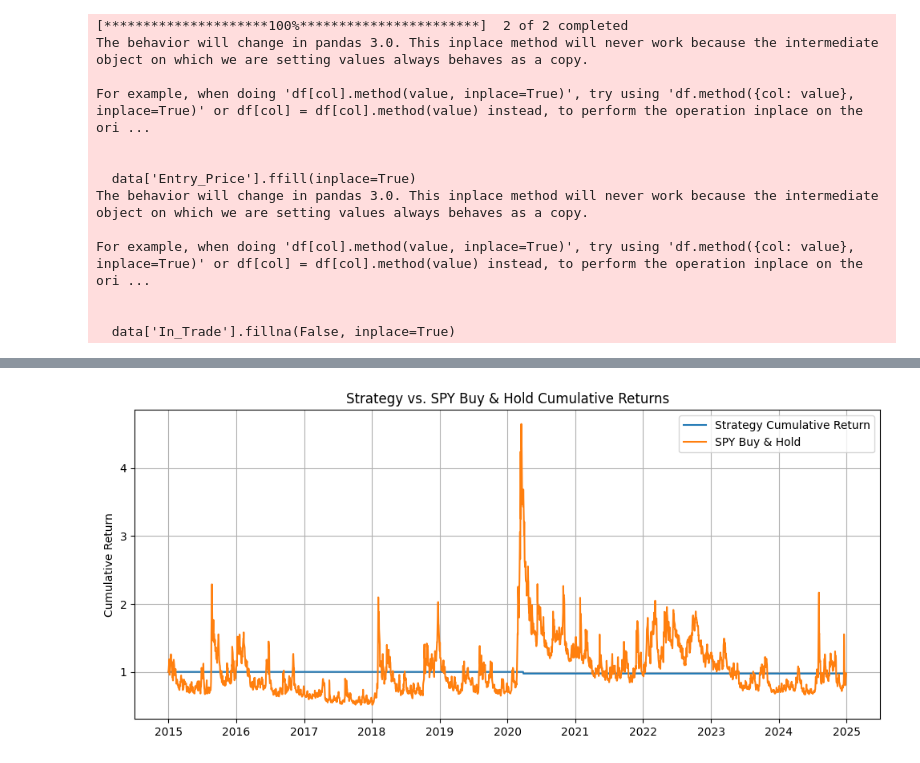
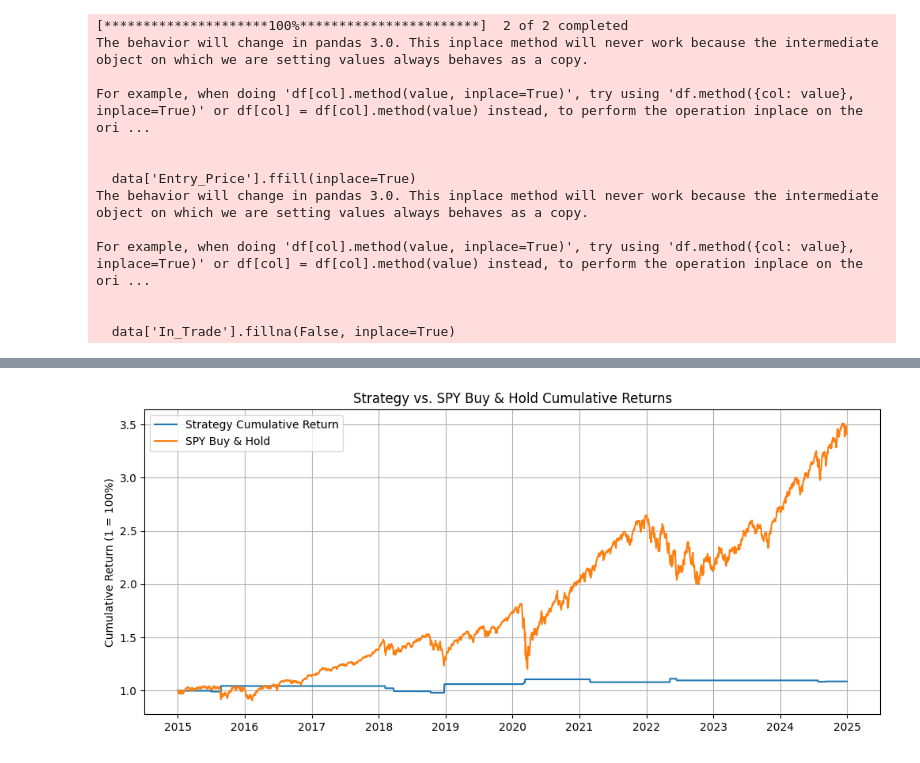
Before and after one commit to kinjuk/market-analysis, a Jupyter notebook: vix-strategies/spy-vix/vix_spy.ipynb, the cells around one changed output, grey strips where cells are left out. Saved outputs shown, nothing was run; the diff lists cells and outputs as text; code cells hidden in the pictures.

```diff
--- a/vix-strategies/spy-vix/vix_spy.ipynb
+++ b/vix-strategies/spy-vix/vix_spy.ipynb
@@ -9,25 +9,25 @@ import matplotlib.pyplot as plt
 # 1. Download data
 tickers = ['^VIX', 'SPY']
 data = yf.download(tickers, start='2015-01-01', end='2024-12-31', auto_adjust=True)['Close']
-data.columns = ['VIX', 'SPY']
+data = data.rename(columns={'^VIX': 'VIX', 'SPY': 'SPY'})
 
 # 2. Calculate daily % changes
 data['VIX_pct'] = data['VIX'].pct_change() * 100
 data['SPY_pct'] = data['SPY'].pct_change() * 100
 
-# Parameters
-VIX_RISE_THRESHOLD = 5     # VIX rise % to signal fear spike
-SPY_FALL_THRESHOLD = 0    # SPY max drop % for signal
-SPY_RECOVER_EXIT = 0.5       # SPY gain % to exit
-VIX_DROP_EXIT = -0.5         # VIX drop % to exit
-MAX_HOLD_DAYS = 10          # max holding period
-STOP_LOSS = -2             # stop loss % from entry price
+# PARAMETERS
+VIX_RISE_THRESHOLD = 20       # VIX rise % to signal fear spike
+SPY_FALL_THRESHOLD = -2.0      # SPY drop % for entry
+SPY_RECOVER_EXIT = 3.0       # SPY gain % to exit
+VIX_DROP_EXIT = -4.0        # VIX drop % to exit
+MAX_HOLD_DAYS = 30       # max holding period
+STOP_LOSS = -2.0               # stop loss % from entry price
 
 # Prepare columns
-data['Position'] = 0  # 0 = flat, -1 = short SPY
+data['Position'] = 0
 data['Entry_Price'] = np.nan
 data['Exit_Price'] = np.nan
-data['Trade_Return'] = 0
+data['Trade_Return'] = np.nan
 data['In_Trade'] = False
 data['Days_In_Trade'] = 0
 
@@ -36,100 +36,102 @@ in_trade = False
 entry_idx = None
 entry_price = None
 
+# Debug counter
+entry_count = 0
+
 for i in range(1, len(data)):
     if not in_trade:
-        # Check entry signal: VIX up ≥5% AND SPY down ≥-1%
-        if (data['VIX_pct'].iloc[i] >= VIX_RISE_THRESHOLD) and (data['SPY_pct'].iloc[i] > SPY_FALL_THRESHOLD):
-            data.at[data.index[i+1] if i+1 < len(data) else data.index[i], 'Position'] = -1  # Enter short next day
-            in_trade = True
+        if (data['VIX_pct'].iloc[i] >= VIX_RISE_THRESHOLD) and (data['SPY_pct'].iloc[i] <= SPY_FALL_THRESHOLD):
             entry_idx = i + 1 if i + 1 < len(data) else i
             entry_price = data['SPY'].iloc[entry_idx]
+            data.at[data.index[entry_idx], 'Position'] = -1
             data.at[data.index[entry_idx], 'Entry_Price'] = entry_price
             data.at[data.index[entry_idx], 'In_Trade'] = True
             data.at[data.index[entry_idx], 'Days_In_Trade'] = 1
+            in_trade = True
+            entry_count += 1
+            # print(f"Entry at {data.index[entry_idx].date()} | SPY: {entry_price:.2f} | VIX%: {data['VIX_pct'].iloc[i]:.2f} | SPY%: {data['SPY_pct'].iloc[i]:.2f}")
     else:
-        # In trade: check exit conditions
         current_idx = i
         current_price = data['SPY'].iloc[current_idx]
         days_held = data['Days_In_Trade'].iloc[current_idx - 1] + 1
 
-        # Update days in trade and flag
         data.at[data.index[current_idx], 'In_Trade'] = True
         data.at[data.index[current_idx], 'Days_In_Trade'] = days_held
         data.at[data.index[current_idx], 'Position'] = -1
 
-        # Calculate return from entry
         ret_pct = (entry_price - current_price) / entry_price * 100
 
-        # Exit logic:
-        # 1) SPY recovers > +1%
         spy_recover = (current_price - entry_price) / entry_price * 100 >= SPY_RECOVER_EXIT
-        # 2) VIX drops at least 1%
         vix_drop = data['VIX_pct'].iloc[current_idx] <= VIX_DROP_EXIT
-        # 3) Max holding period reached
         max_days = days_held >= MAX_HOLD_DAYS
-        # 4) Stop loss hit
         stop_loss_hit = ret_pct <= STOP_LOSS
 
         if spy_recover or vix_drop or max_days or stop_loss_hit:
             data.at[data.index[current_idx], 'Exit_Price'] = current_price
-            data.at[data.index[current_idx], 'Trade_Return'] = ret_pct / 100  # convert to decimal
+            data.at[data.index[current_idx], 'Trade_Return'] = ret_pct / 100
             data.at[data.index[current_idx], 'Position'] = 0
             in_trade = False
             entry_idx = None
             entry_price = None
+            #print(f"Exit at {data.index[current_idx].date()} | Return: {ret_pct:.2f}%")
 
-# Forward fill Entry_Price and In_Trade columns for plotting
+print(f"Total entries triggered: {entry_count}")
+
+# Fill forward for plotting
 data['Entry_Price'].ffill(inplace=True)
 data['In_Trade'].fillna(False, inplace=True)
 
-# 4. Calculate Strategy returns series
+# 4. Calculate Strategy returns
 data['Strategy_Return'] = 0.0
-
-# Assign returns only on exit days
 exit_days = data['Exit_Price'].notna()
 data.loc[exit_days, 'Strategy_Return'] = data.loc[exit_days, 'Trade_Return']
-
-# Calculate cumulative returns (assuming reinvestment)
 data['Cumulative_Strategy'] = (1 + data['Strategy_Return']).cumprod().fillna(method='ffill').fillna(1)
 
-# SPY Buy & Hold cumulative return for comparison
+# Buy & Hold
 data['SPY_Return'] = data['SPY'].pct_change().fillna(0)
 data['Cumulative_SPY'] = (1 + data['SPY_Return']).cumprod()
 
-# 5. Visualize: Price, VIX, and Strategy zones
+# 5. Plotting
 fig, ax1 = plt.subplots(figsize=(14, 7))
 
-ax1.plot(data.index, data['SPY'], label='SPY Price', color='blue')
-ax1.set_ylabel('SPY Price', color='blue')
+# VIX on LEFT Y-axis (blue)
+ax1.plot(data.index, data['VIX'], label='VIX', color='blue')
+ax1.set_ylabel('VIX', color='blue')
 ax1.tick_params(axis='y', labelcolor='blue')
 
-# Highlight short trade zones
+# Short trade highlights
 for i in range(len(data)):
     if data['Position'].iloc[i] == -1:
         ax1.axvspan(data.index[i], data.index[i], color='red', alpha=0.3)
 
+# SPY on RIGHT Y-axis (orange)
 ax2 = ax1.twinx()
-ax2.plot(data.index, data['VIX'], label='VIX', color='orange')
-ax2.set_ylabel('VIX', color='orange')
+ax2.plot(data.index, data['SPY'], label='SPY', color='orange')
+ax2.set_ylabel('SPY', color='orange')
 ax2.tick_params(axis='y', labelcolor='orange')
 
-plt.title('SPY Price and VIX with Short Positions Highlighted')
+# Merge both legends
+lines_1, labels_1 = ax1.get_legend_handles_labels()
+lines_2, labels_2 = ax2.get_legend_handles_labels()
+ax1.legend(lines_1 + lines_2, labels_1 + labels_2, loc='upper left')
+
+plt.title('VIX (Left) and SPY (Right) with Short Trade Highlights')
 fig.tight_layout()
-plt.legend(loc='upper left')
 plt.show()
 
-# Plot cumulative returns
+
+# Cumulative returns
 plt.figure(figsize=(12, 5))
 plt.plot(data['Cumulative_Strategy'], label='Strategy Cumulative Return')
 plt.plot(data['Cumulative_SPY'], label='SPY Buy & Hold')
 plt.title('Strategy vs. SPY Buy & Hold Cumulative Returns')
-plt.ylabel('Cumulative Return')
+plt.ylabel('Cumulative Return (1 = 100%)')
 plt.legend()
 plt.grid(True)
 plt.show()
 
-# 6. Basic Performance Summary
+# 6. Performance Summary
 total_trades = data['Trade_Return'].count()
 winning_trades = (data['Trade_Return'] > 0).sum()
 losing_trades = (data['Trade_Return'] <= 0).sum()
@@ -159 +162 @@ For example, when doing 'df[col].method(value, inplace=True)', try using 'df.met
-[figure, old version]
+[figure, new version]
```
Also changed, not shown: parts of 1 cell of this notebook.
